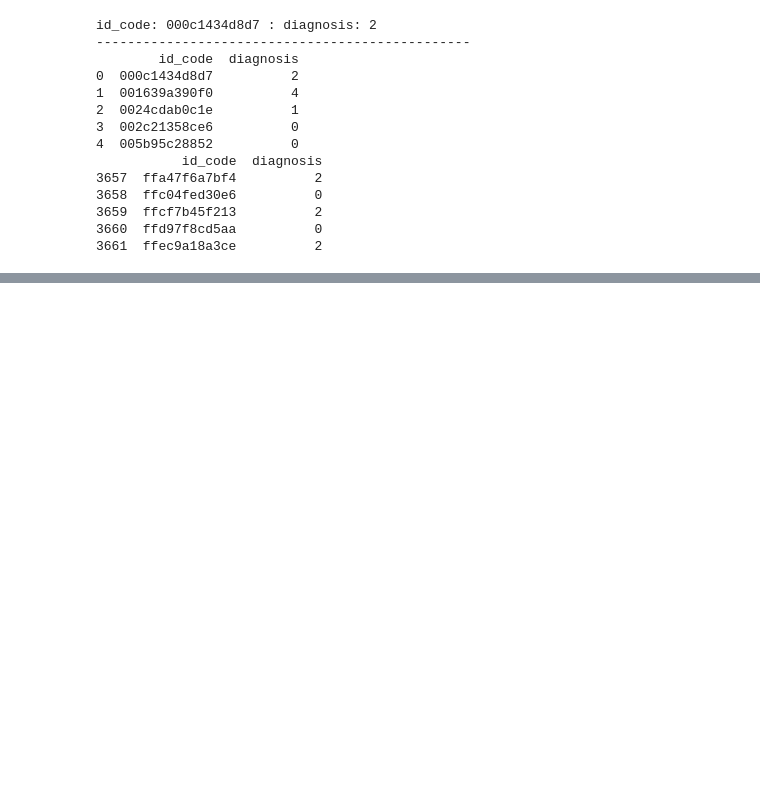
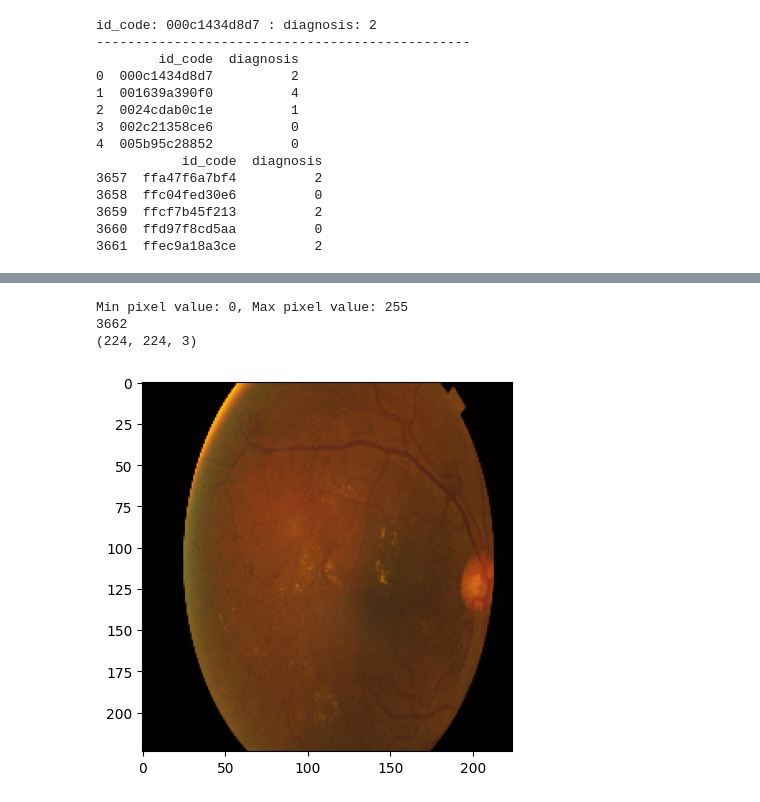
Before and after one commit to Ajama0/Diabetic-Retinopathy-Detection, a Jupyter notebook: Notebooks/data_exploration.ipynb, the cells around one changed output, grey strips where cells are left out. Saved outputs shown, nothing was run; the diff lists cells and outputs as text; code cells hidden in the pictures; blank space fills up the shorter version.

Commit message:
fixed memory issue, and find class distributions

```diff
--- a/Notebooks/data_exploration.ipynb
+++ b/Notebooks/data_exploration.ipynb
@@ -11,12 +11,10 @@ import matplotlib.pyplot as plt
 
 
 #path to train images
-img_path = r"C:\Users\Abasj\OneDrive\Documents\Diabetic Retinopathy\Dataset\raw\train_images"
+path = r"C:\Users\Abasj\OneDrive\Documents\Diabetic Retinopathy\Dataset\raw\train_images"
 #path to csv file containing img id code and grading
 label_csv = r"C:\Users\Abasj\OneDrive\Documents\Diabetic Retinopathy\Dataset\raw\train.csv"
 
-#count the sample distribution per class
-count={"No DR" :0 , "Mild DR": 0, "Moderate DR": 0, "Severe DR": 0, "Proliferative DR" : 0}
 
 if not os.path.isfile(label_csv):
     print(f"File not found: {label_csv}")
@@ -89,0 +138,17 @@ print(training_images[0])
+# %%
+#print max and min pixel values of our image to see if normalized already or not
+print(f"Min pixel value: {training_images[0][0].min()}, Max pixel value: {training_images[0][0].max()}")
+
+#printing the length of our dataset
+print(len(training_images))
+print(training_images[0][0].shape)
+#(2136, 3216, 3), this represents the shape of each image with 3 channels RGB
+
+#visualize the first fundus image in the datset, ensure its in RGB
+plt.imshow(cv2.cvtColor(training_images[0][0], cv2.COLOR_BGR2RGB))
+plt.show()
+# %% [output]
+Min pixel value: 0, Max pixel value: 255
+3662
+(224, 224, 3)
+[figure, added]
```
Also changed, not shown: parts of 2 cells of this notebook.
